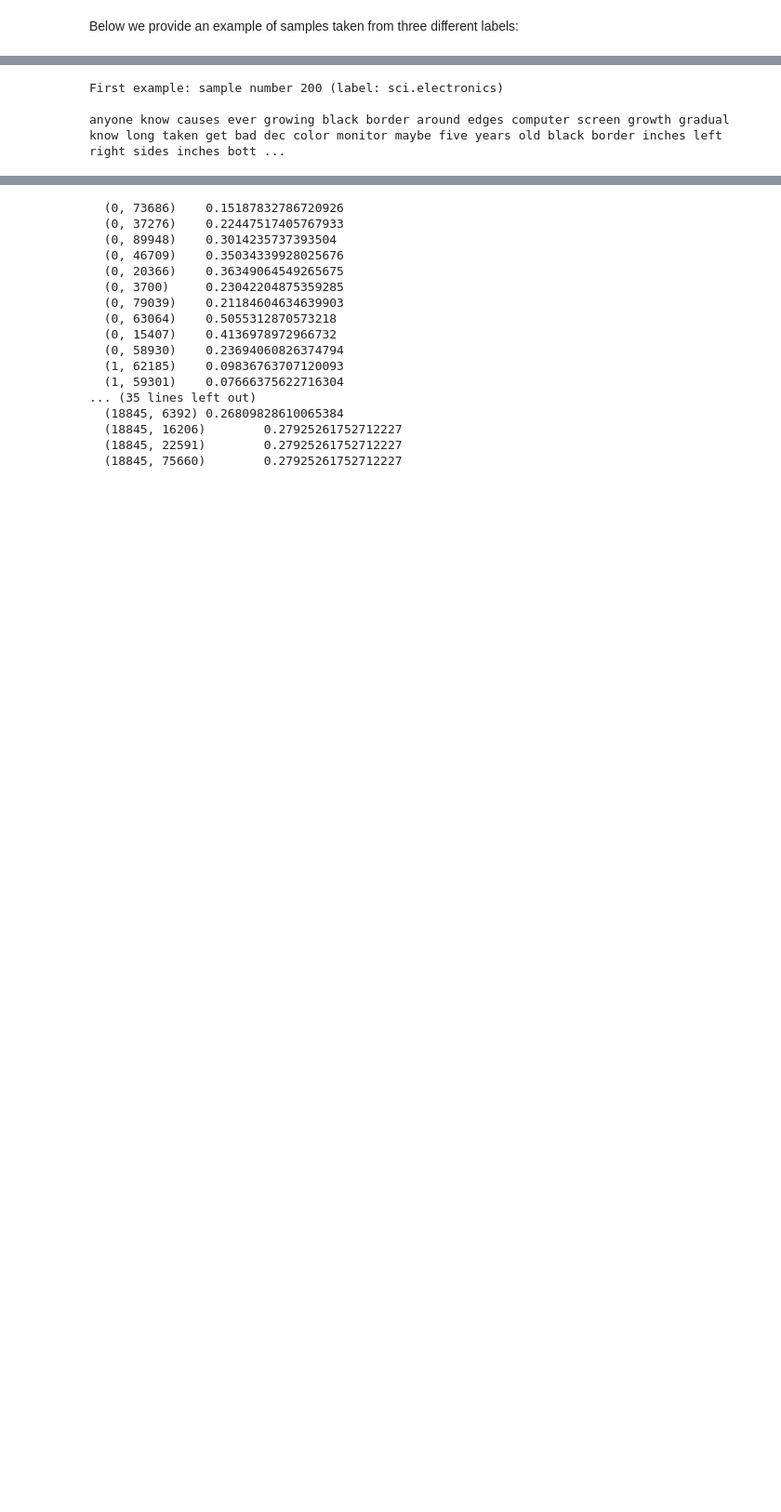
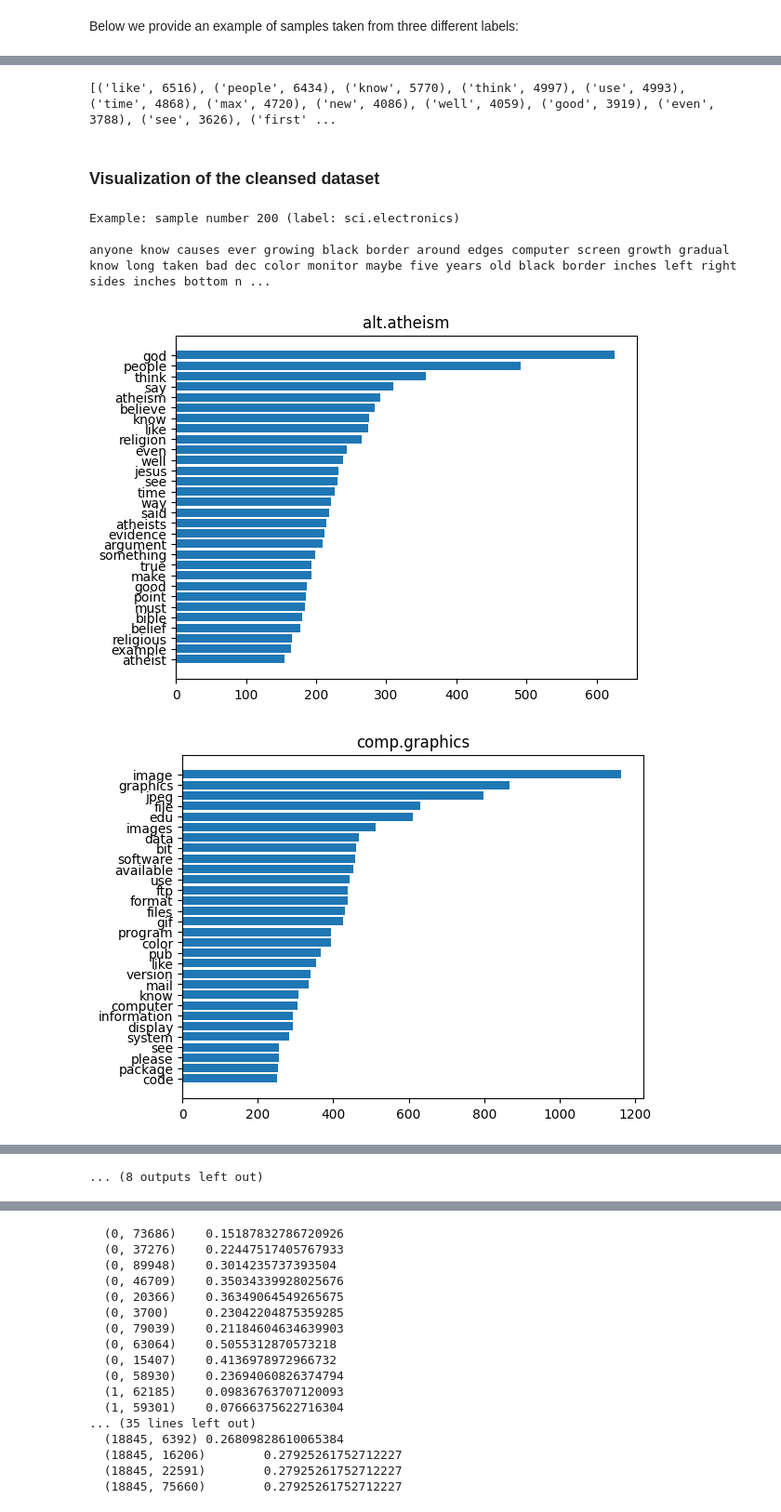
Before and after one commit to GuillaumeZahnd/20newsgroups-clustering, a Jupyter notebook: 20newsgroups-clustering.ipynb, the cells around one changed output, grey strips where cells are left out. Shown at 93% size. Cells and saved outputs as stored; diff of their text form; code cells hidden in the pictures; blank space fills up the shorter version.

Commit message:
Continue data cleaning

```diff
--- a/20newsgroups-clustering.ipynb
+++ b/20newsgroups-clustering.ipynb
@@ -92 +100,6 @@ Peace and joy,
+# %%
+# Remove HTML tages (everything within the "<>" brackets")
+def remove_html_tags(text):
+    return re.sub(r'<.*?>', '', text)
+df['text'] = df['text'].apply(remove_html_tags)
 # %%
@@ -115,0 +124,6 @@ df['text'] = df['text'].apply(lambda x: ' '.join([word for word in x.split() if
+# %%
+# Remove short words that are only one or two letters long
+def remove_short_words(text):
+    length_threshold = 2
+    return ' '.join(word for word in text.split() if len(word)>length_threshold)
+df['text'] = df['text'].apply(remove_short_words)
@@ -116,7 +132,37 @@ df['text'] = df['text'].apply(lambda x: ' '.join([word for word in x.split() if
+# %%
+# We print the 200 most common words
+count = Counter(w for x in df['text'] for w in x.split())
+most_commons = count.most_common(200)
+print(most_commons)
+# %% [output]
+[('like', 6516), ('people', 6434), ('know', 5770), ('think', 4997), ('use', 4993), ('time', 4868), ('max', 4720), ('new', 4086), ('well', 4059), ('good', 3919), ('even', 3788), ('see', 3626), ('first' ...
+# %%
+# We identify and remove words that do not carry a semantically meaningful information for clustering
+extra_stop_words = ['one', 'would', 'get', 'also', 'could', 'may', 'two', 'much', 'many', 'going', 'three']
+df['text'] = df['text'].apply(lambda x: ' '.join([word for word in x.split() if word not in (extra_stop_words)]))
+# %% [markdown]
+### Visualization of the cleansed dataset
 # %%
-print('First example: sample number {} (label: {})\n\n{}\n'.format(
+# Example of a single clean entry
+print('Example: sample number {} (label: {})\n\n{}\n'.format(
     200, df.label[200], df.text[200]))
 # %% [output]
-First example: sample number 200 (label: sci.electronics)
+Example: sample number 200 (label: sci.electronics)
 
-anyone know causes ever growing black border around edges computer screen growth gradual know long taken get bad dec color monitor maybe five years old black border inches left right sides inches bott ...
+anyone know causes ever growing black border around edges computer screen growth gradual know long taken bad dec color monitor maybe five years old black border inches left right sides inches bottom n ...
+# %%
+# We display the most common 30 words for each label. We observe that a strong semantic
+for label_index in range(number_of_unique_labels):
+    label = unique_labels[label_index]
+
+    df_single = df[df['label'].isin({label})]
+    count = Counter(w for x in df_single['text'] for w in x.split())
+    most_commons = count.most_common(30)
+
+    plt.figure()
+    plt.barh(*zip(*most_commons));
+    plt.gca().invert_yaxis()
+    plt.title(label)
+# %% [output]
+[figure, added]
+[figure, added]
@@ -122,0 +179 @@ anyone know causes ever growing black border around edges computer screen growth
+... (8 outputs left out)
```
Also changed, not shown: parts of 13 cells of this notebook.
